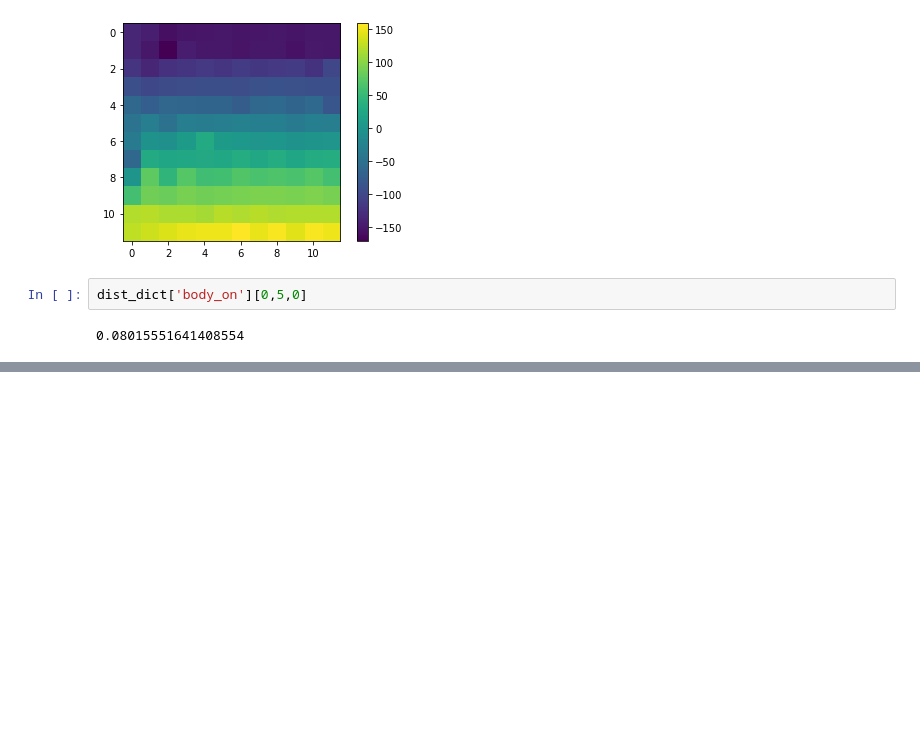
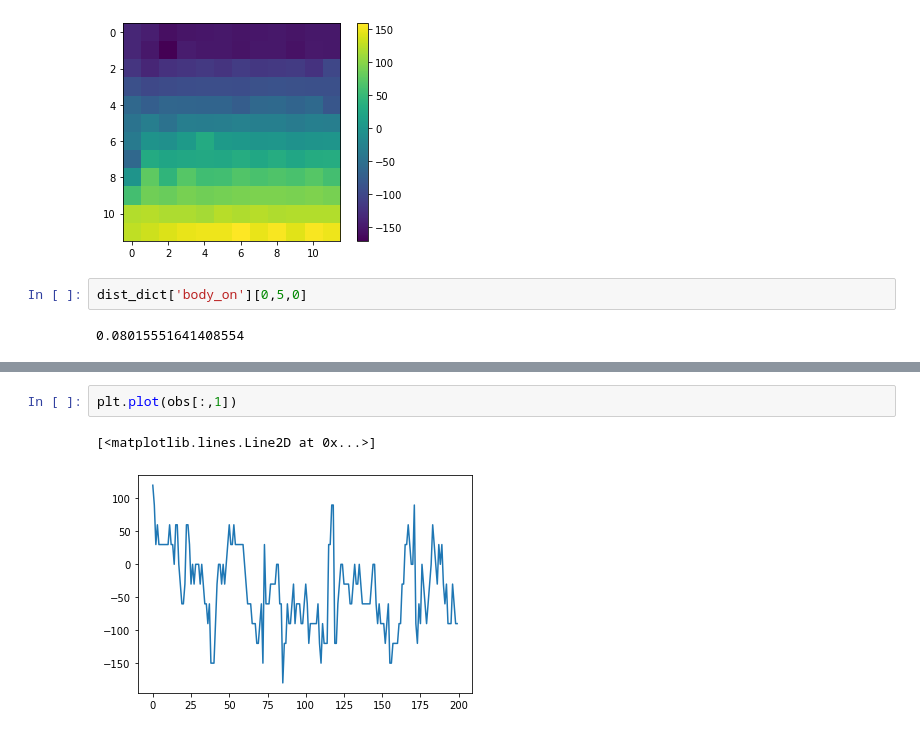
Before and after one commit to ccli3896/RLWorms, a Jupyter notebook: 10_30_model/modeldev.ipynb, the cells around one changed output, grey strips where cells are left out. Drawn from its saved outputs; the diff is of its cells as text; blank space fills up the shorter version.

```diff
--- a/10_30_model/modeldev.ipynb
+++ b/10_30_model/modeldev.ipynb
@@ -502,0 +556,5 @@ dist_dict['body_on'][0,5,0]
+# %%
+plt.plot(obs[:,1])
+# %% [output]
+[<matplotlib.lines.Line2D at 0x...>]
+[figure, added]
```
Also changed, not shown: parts of 14 cells of this notebook, 2 other files.
